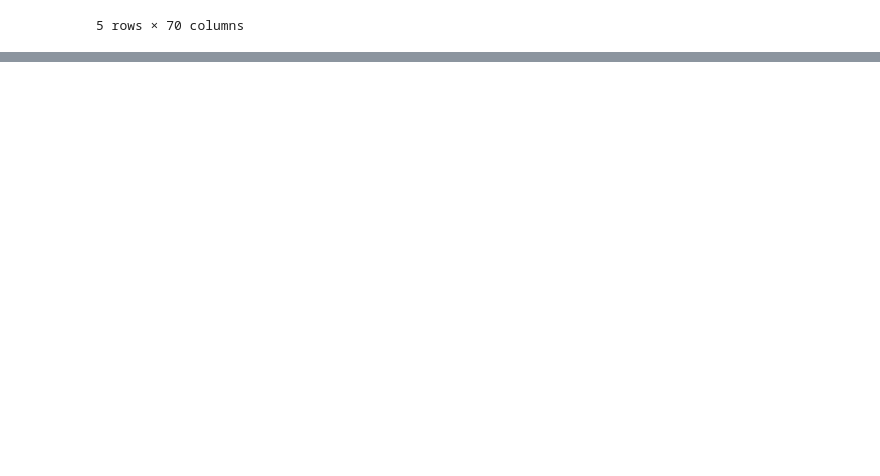
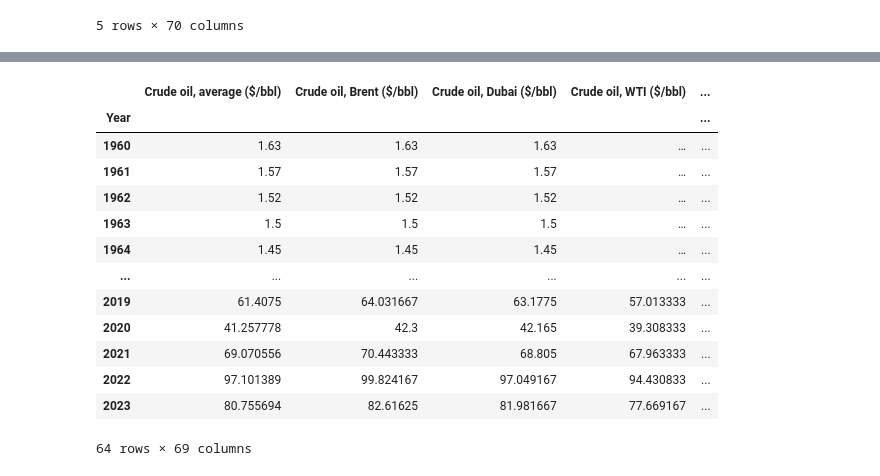
Before and after one commit to blitzkerby/valve, a Jupyter notebook: DRAGON LADY.ipynb, the cells around one changed output, grey strips where cells are left out. Saved outputs shown, nothing was run; the diff lists cells and outputs as text; code cells hidden in the pictures; blank space fills up the shorter version.

```diff
--- a/DRAGON LADY.ipynb
+++ b/DRAGON LADY.ipynb
@@ -65,3 +65,22 @@ data[5:10:1]
 | 8 | 1961 | 1.57 | 1.57 | 1.57 | … | … | … | ... |
 | 9 | 1962 | 1.52 | 1.52 | 1.52 | … | … | … | ... |
 5 rows × 70 columns
+# %%
+name_row = data.iloc[5:6]
+attribute_row = data.iloc[6:7]
+
+name_row
+
+some_list = []
+
+for i in name_row:
+    # print(f"""{name_row[i].values[0]} : {attribute_row[i].values[0]} """)
+    column = f"""{name_row[i].values[0]} {attribute_row[i].values[0]}"""
+    some_list.append(column)
+
+# print(some_list)
+some_list[0] = "Year"
+
+
+for i in range(10):
+    print(some_list[i])
@@ -67,0 +98,46 @@ data[5:10:1]
+# %%
+# COLUMN_NAMES = [
+
+#     # Crude oil
+#     "Crude Oil (avg)",
+#     "Crude Oil (Brent)",
+#     "Crude Oil (Dubai)",
+#     "Crude Oil (WTI)",
+
+
+#     #Coal
+#     "Coal (AU)",
+#     "Coal (ZA)",
+
+
+#     #Natural Gas
+#     "Natural Gas (US)",
+#     "Natural Gas (EU)",
+#     "Liquefied Natural Gas",
+
+
+#     #Metal
+#     "Aluminium", "Iron Ore (CFR spot)", "Copper", "Lead", "Tin", "Nickel", "Zinc", "Gold", "Platinu", "Silver"
+# ]
+
+df = data
+
+df.columns = some_list
+df = df.iloc[7:]
+df.set_index("Year", inplace=True)
+df
+# %% [output]
+|  | Crude oil, average ($/bbl) | Crude oil, Brent ($/bbl) | Crude oil, Dubai ($/bbl) | Crude oil, WTI ($/bbl) | ... |
+| Year |  |  |  |  | ... |
+| 1960 | 1.63 | 1.63 | 1.63 | … | ... |
+| 1961 | 1.57 | 1.57 | 1.57 | … | ... |
+| 1962 | 1.52 | 1.52 | 1.52 | … | ... |
+| 1963 | 1.5 | 1.5 | 1.5 | … | ... |
+| 1964 | 1.45 | 1.45 | 1.45 | … | ... |
+| ... | ... | ... | ... | ... | ... |
+| 2019 | 61.4075 | 64.031667 | 63.1775 | 57.013333 | ... |
+| 2020 | 41.257778 | 42.3 | 42.165 | 39.308333 | ... |
+| 2021 | 69.070556 | 70.443333 | 68.805 | 67.963333 | ... |
+| 2022 | 97.101389 | 99.824167 | 97.049167 | 94.430833 | ... |
+| 2023 | 80.755694 | 82.61625 | 81.981667 | 77.669167 | ... |
+64 rows × 69 columns
```
Also changed, not shown: parts of 3 cells of this notebook.
